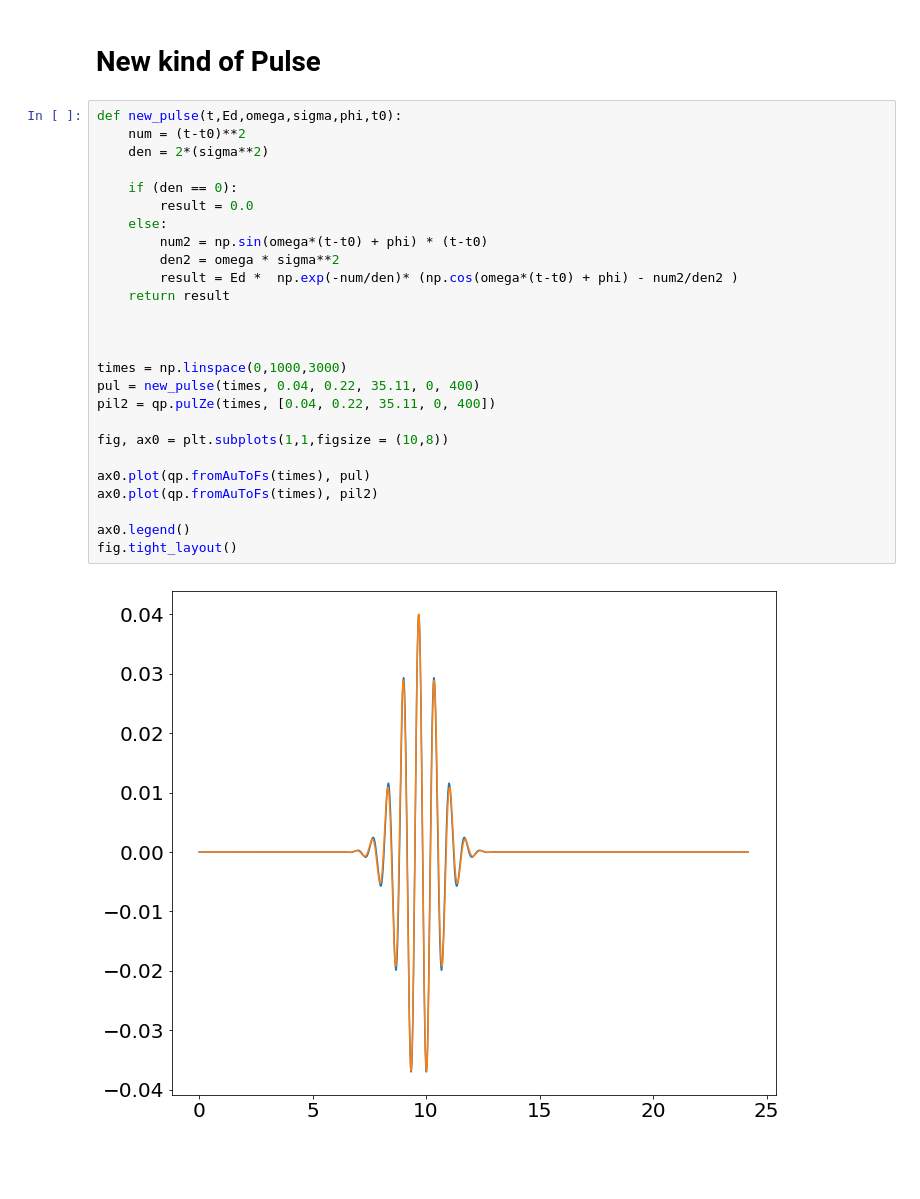
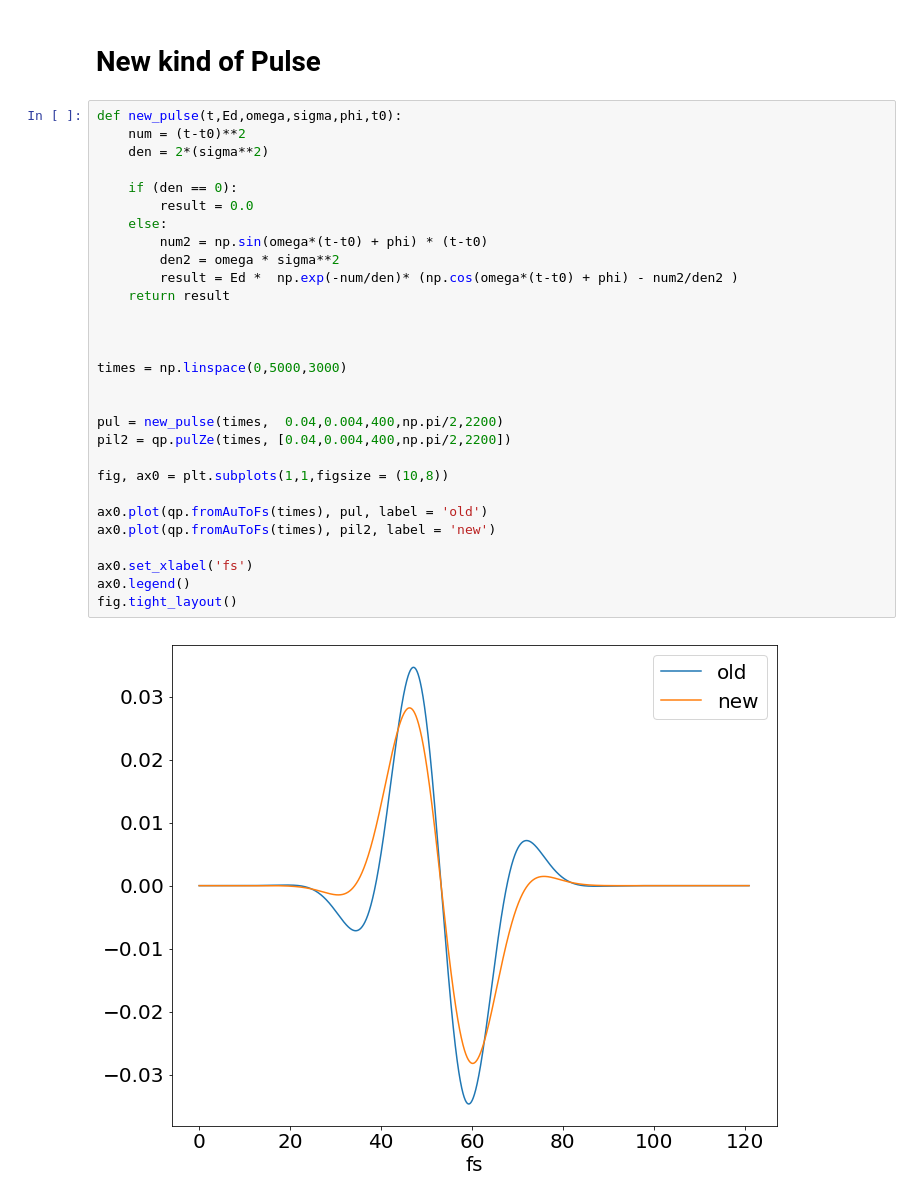
Before and after one commit to acuzzio/GridQuantumPropagator, a Jupyter notebook: Scripts/PULSETIME.ipynb, the cells around one changed output. Saved outputs shown, nothing was run; the diff lists cells and outputs as text; blank space fills up the shorter version.

```diff
--- a/Scripts/PULSETIME.ipynb
+++ b/Scripts/PULSETIME.ipynb
@@ -654,28 +654,31 @@ phaseGraph(pulse4,15,200,0,1, 'phase_pi')
 # %%
 def new_pulse(t,Ed,omega,sigma,phi,t0):
     num = (t-t0)**2
     den = 2*(sigma**2)
 
     if (den == 0):
         result = 0.0
     else:
         num2 = np.sin(omega*(t-t0) + phi) * (t-t0)
         den2 = omega * sigma**2
         result = Ed *  np.exp(-num/den)* (np.cos(omega*(t-t0) + phi) - num2/den2 )
     return result
 
 
 
-times = np.linspace(0,1000,3000)
-pul = new_pulse(times, 0.04, 0.22, 35.11, 0, 400)
-pil2 = qp.pulZe(times, [0.04, 0.22, 35.11, 0, 400])
+times = np.linspace(0,5000,3000)
+
+
+pul = new_pulse(times,  0.04,0.004,400,np.pi/2,2200)
+pil2 = qp.pulZe(times, [0.04,0.004,400,np.pi/2,2200])
 
 fig, ax0 = plt.subplots(1,1,figsize = (10,8))
 
-ax0.plot(qp.fromAuToFs(times), pul)
-ax0.plot(qp.fromAuToFs(times), pil2)
+ax0.plot(qp.fromAuToFs(times), pul, label = 'old')
+ax0.plot(qp.fromAuToFs(times), pil2, label = 'new')
 
+ax0.set_xlabel('fs')
 ax0.legend()
 fig.tight_layout()
 # %% [output]
-[figure, old version]
+[figure, new version]
```
Also changed, not shown: 2 other files.
